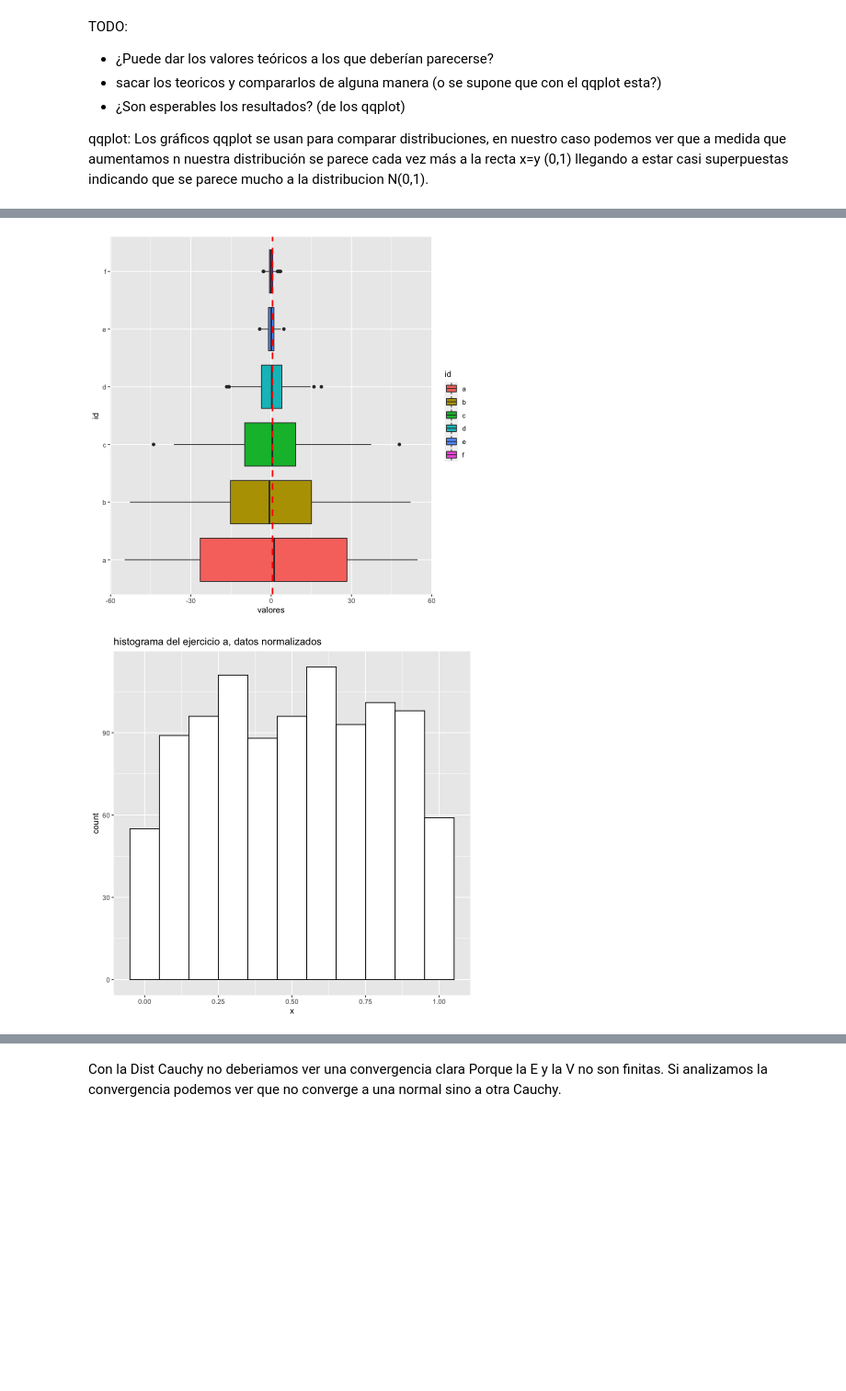
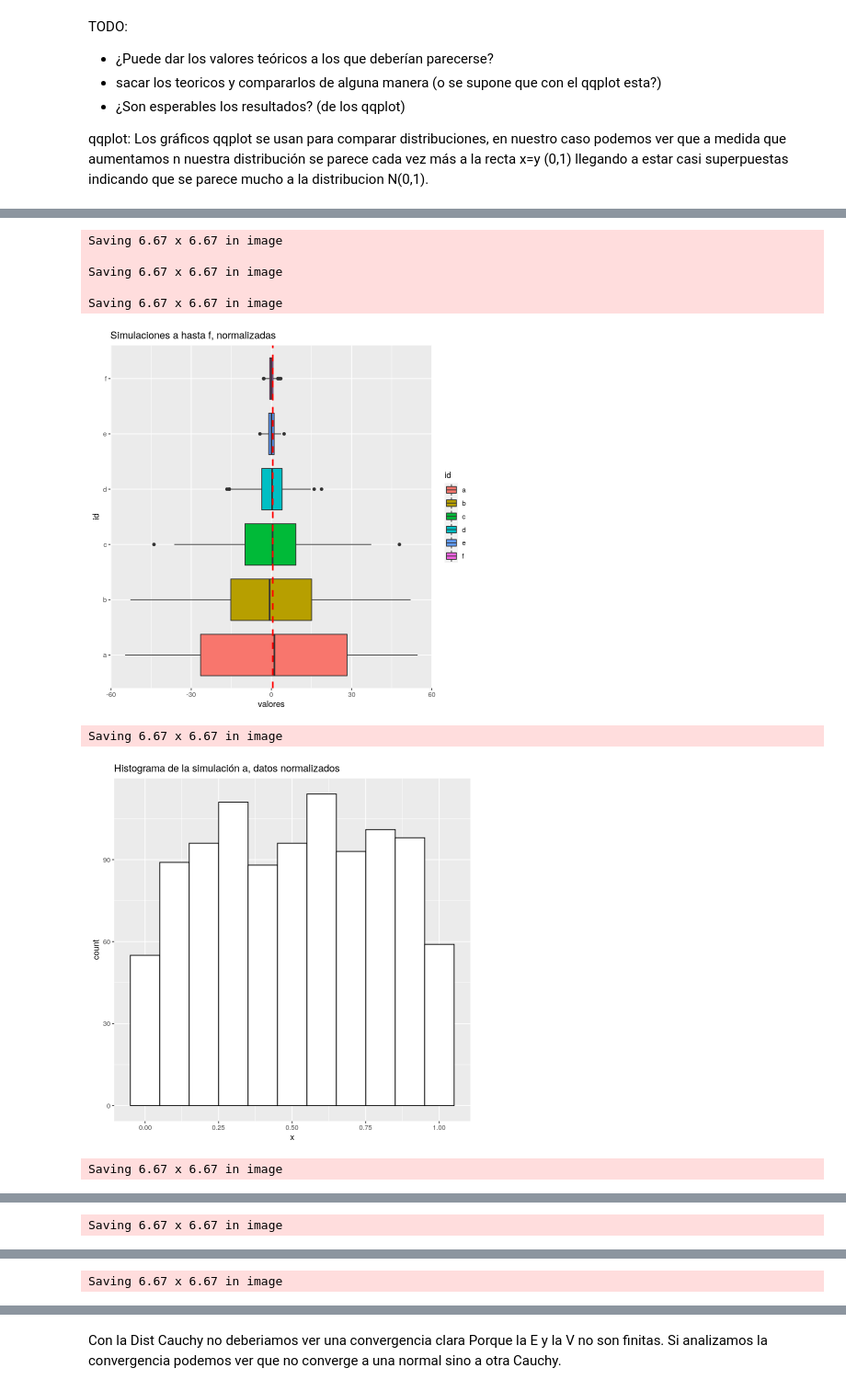
Before and after one commit to fzanollo/proba, a Jupyter notebook: tp/TP.ipynb, the cells around one changed output, grey strips where cells are left out. Shown at 92% size. Cells and saved outputs as stored; diff of their text form; code cells hidden in the pictures; blank space fills up the shorter version.

```diff
--- a/tp/TP.ipynb
+++ b/tp/TP.ipynb
@@ -15,13 +10,18 @@ set.seed(1234)
 library(ggplot2)
 
 #funciones auxiliares
-make_histogram = function(datos, title){
+make_histogram = function(datos, title, filename){
     bw = 2 * IQR(datos) / length(datos)^(1/3)
     df = data.frame(x = datos)
 
-    ggplot(df, aes(x)) +
+    plot = ggplot(df, aes(x)) +
         geom_histogram(binwidth=bw, color="black", fill="white") +
         ggtitle(title)
+
+    path = sprintf("imagenes/%s", filename)
+    ggsave(path, device = "png")
+
+    plot
 }
 # %% [markdown]
 ## a) <img src="attachment:image.png" width="800">
@@ -117,11 +131,13 @@ Ejercicio  f
         varianza muestral:  6.876292e-05
 # %%
 p <- ggplot(dat, aes(sample=valores, color=id))
-p + stat_qq() + stat_qq_line()  + facet_wrap(~ id) + ggtitle("todas las distrib juntas")
+p + stat_qq() + stat_qq_line()  + facet_wrap(~ id) + ggtitle("Todas las simulaciones")
+ggsave("imagenes/ej_f_qqplot_todas", device = "png")
 
 for (ej in unique(dat$id)) {
-    print(ggplot(dat[dat$id==ej,], aes(sample=valores, color=id)) +
+    print(ggplot(dat[dat$id==ej,], aes(sample=valores)) +
           stat_qq() + stat_qq_line() +
-          ggtitle(sprintf("qqplot del ejercicio %s", ej)))
+          ggtitle(sprintf("Simulación %s", ej)))
+    ggsave(sprintf("imagenes/ej_f_qqplot_%s", ej), device = "png")
 }
 # %% [output]
@@ -145,19 +169,30 @@ TODO:
 # %%
 normalizar = function(obs){
     (obs - 0.5) / sqrt((1/12)/1000) # las esperanzas y varianzas son las mismas para todos no?
 }
 
 dat_normalizados = dat
 dat_normalizados[1] = lapply(dat_normalizados[1], normalizar)
 
 ggplot(dat_normalizados, aes(x=id, y=valores, fill=id)) +
-  geom_boxplot() + coord_flip() + geom_hline(yintercept = 0.5, linetype="dashed", color = "red", size=1)
+  geom_boxplot() + coord_flip() + geom_hline(yintercept = 0.5, linetype="dashed", color = "red", size=1) +
+  ggtitle("Simulaciones a hasta f, normalizadas")
+
+ggsave("imagenes/ej_g_boxplot", device = "png")
 
 for (ej in unique(dat$id)) {
     datos = dat[dat$id==ej,]$valores
-    title = sprintf("histograma del ejercicio %s, datos normalizados", ej)
-    print(make_histogram(datos, title))
+    title = sprintf("Histograma de la simulación %s, datos normalizados", ej)
+    filename = sprintf("unif_histograma_%s_normalizado", ej)
+    print(make_histogram(datos, title, filename))
 }
 # %% [output]
+Saving 6.67 x 6.67 in image
+
+Saving 6.67 x 6.67 in image
+
+Saving 6.67 x 6.67 in image
-[figure, old version]
+[figure, new version]
+Saving 6.67 x 6.67 in image
-[figure, old version]
+[figure, new version]
+Saving 6.67 x 6.67 in image
@@ -164,0 +200 @@ for (ej in unique(dat$id)) {
+Saving 6.67 x 6.67 in image
@@ -165,0 +202 @@ for (ej in unique(dat$id)) {
+Saving 6.67 x 6.67 in image
```
Also changed, not shown: parts of 14 cells of this notebook, 30 other files.
